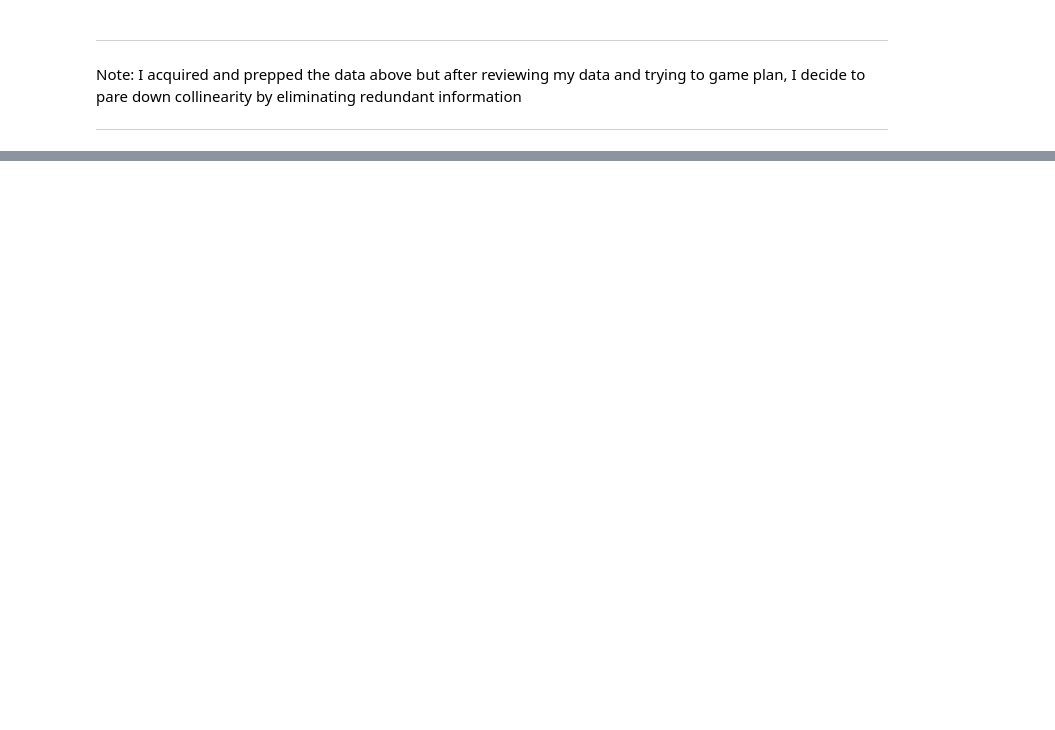
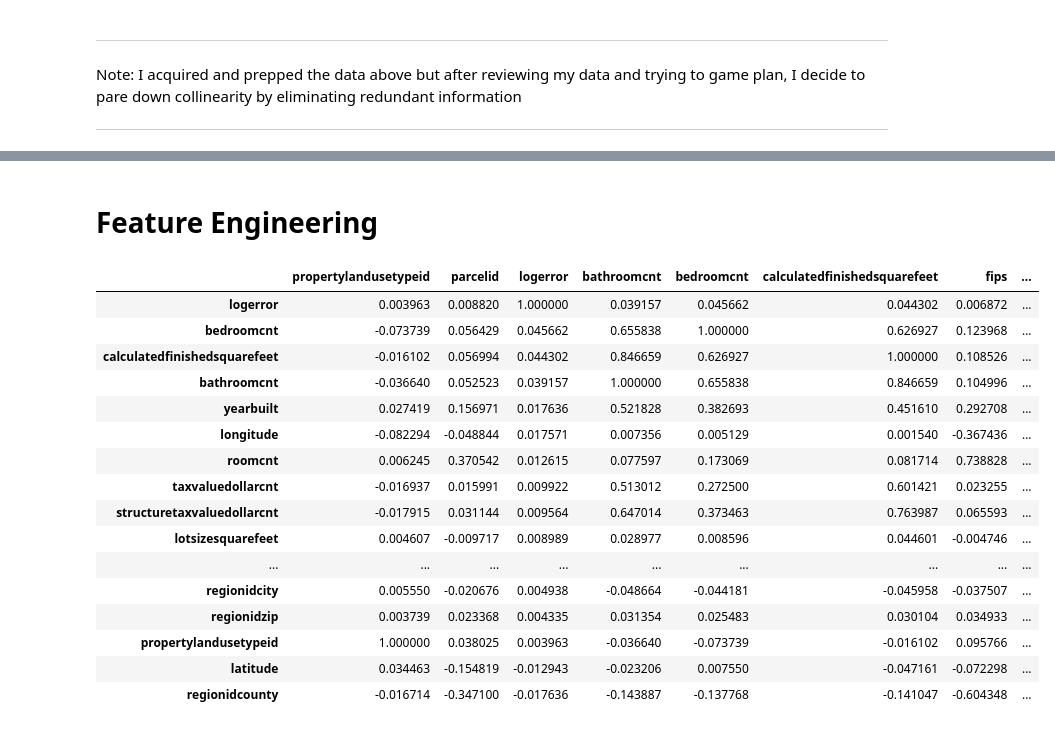
Before and after one commit to albertopuentes/Clustering-Project---Tale-of-Two-Cities, a Jupyter notebook: clustering_notebook.ipynb, the cells around one changed output, grey strips where cells are left out. Cells and saved outputs as stored; diff of their text form; code cells hidden in the pictures; blank space fills up the shorter version.

```diff
--- a/clustering_notebook.ipynb
+++ b/clustering_notebook.ipynb
@@ -325,0 +388,5 @@ sns.scatterplot(data=df2, x=df2.latitude, y=df2.longitude, hue=df2.yearbuilt, si
+# %%
+# drop corrlated columns from split data
+train = train.drop(columns=(['finishedsquarefeet12', 'landtaxvaluedollarcnt', 'taxamount', 'calculatedbathnbr', 'fullbathcnt']))
+validate = validate.drop(columns=(['finishedsquarefeet12', 'landtaxvaluedollarcnt', 'taxamount', 'calculatedbathnbr', 'fullbathcnt']))
+test = test.drop(columns=(['finishedsquarefeet12', 'landtaxvaluedollarcnt', 'taxamount', 'calculatedbathnbr', 'fullbathcnt']))
@@ -325,0 +420,22 @@ sns.scatterplot(data=df2, x=df2.latitude, y=df2.longitude, hue=df2.yearbuilt, si
+# %% [markdown]
+# Feature Engineering
+# %%
+train.corr().sort_values('logerror', ascending=False)
+# %% [output]
+|  | propertylandusetypeid | parcelid | logerror | bathroomcnt | bedroomcnt | calculatedfinishedsquarefeet | fips | ... |
+| logerror | 0.003963 | 0.008820 | 1.000000 | 0.039157 | 0.045662 | 0.044302 | 0.006872 | ... |
+| bedroomcnt | -0.073739 | 0.056429 | 0.045662 | 0.655838 | 1.000000 | 0.626927 | 0.123968 | ... |
+| calculatedfinishedsquarefeet | -0.016102 | 0.056994 | 0.044302 | 0.846659 | 0.626927 | 1.000000 | 0.108526 | ... |
+| bathroomcnt | -0.036640 | 0.052523 | 0.039157 | 1.000000 | 0.655838 | 0.846659 | 0.104996 | ... |
+| yearbuilt | 0.027419 | 0.156971 | 0.017636 | 0.521828 | 0.382693 | 0.451610 | 0.292708 | ... |
+| longitude | -0.082294 | -0.048844 | 0.017571 | 0.007356 | 0.005129 | 0.001540 | -0.367436 | ... |
+| roomcnt | 0.006245 | 0.370542 | 0.012615 | 0.077597 | 0.173069 | 0.081714 | 0.738828 | ... |
+| taxvaluedollarcnt | -0.016937 | 0.015991 | 0.009922 | 0.513012 | 0.272500 | 0.601421 | 0.023255 | ... |
+| structuretaxvaluedollarcnt | -0.017915 | 0.031144 | 0.009564 | 0.647014 | 0.373463 | 0.763987 | 0.065593 | ... |
+| lotsizesquarefeet | 0.004607 | -0.009717 | 0.008989 | 0.028977 | 0.008596 | 0.044601 | -0.004746 | ... |
+| ... | ... | ... | ... | ... | ... | ... | ... | ... |
+| regionidcity | 0.005550 | -0.020676 | 0.004938 | -0.048664 | -0.044181 | -0.045958 | -0.037507 | ... |
+| regionidzip | 0.003739 | 0.023368 | 0.004335 | 0.031354 | 0.025483 | 0.030104 | 0.034933 | ... |
+| propertylandusetypeid | 1.000000 | 0.038025 | 0.003963 | -0.036640 | -0.073739 | -0.016102 | 0.095766 | ... |
+| latitude | 0.034463 | -0.154819 | -0.012943 | -0.023206 | 0.007550 | -0.047161 | -0.072298 | ... |
+| regionidcounty | -0.016714 | -0.347100 | -0.017636 | -0.143887 | -0.137768 | -0.141047 | -0.604348 | ... |
```
Also changed, not shown: parts of 68 cells of this notebook.
